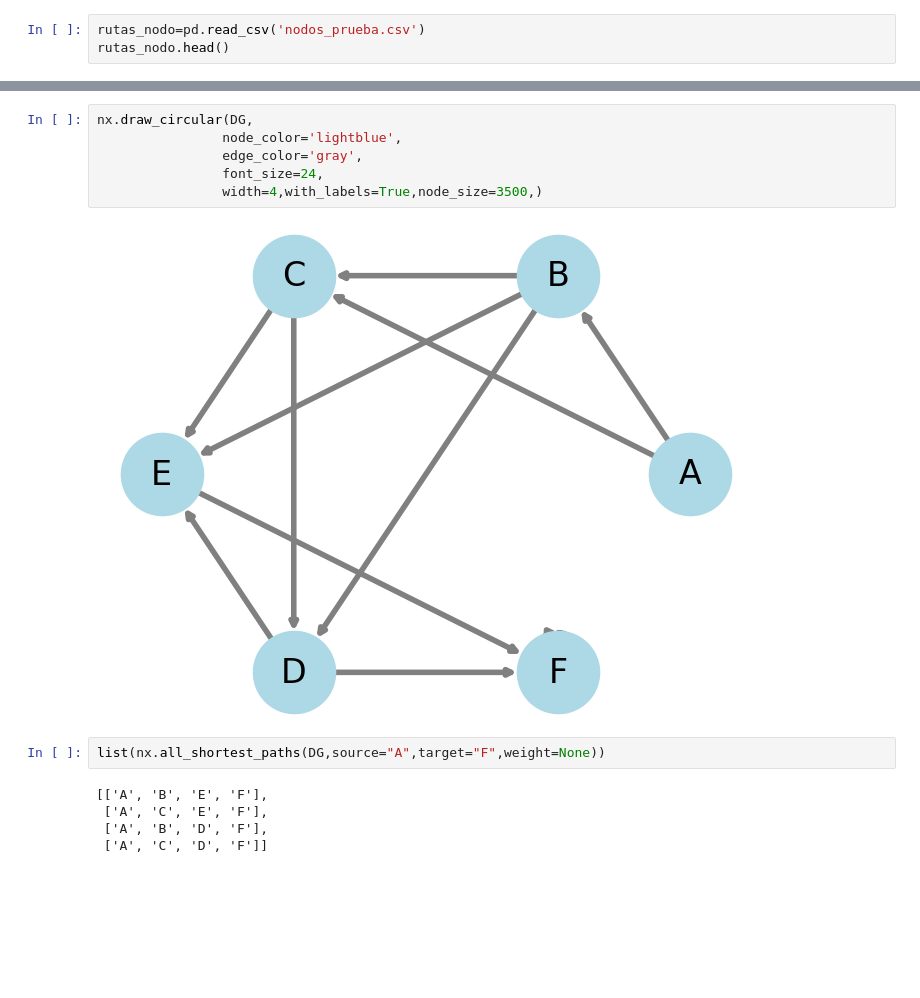
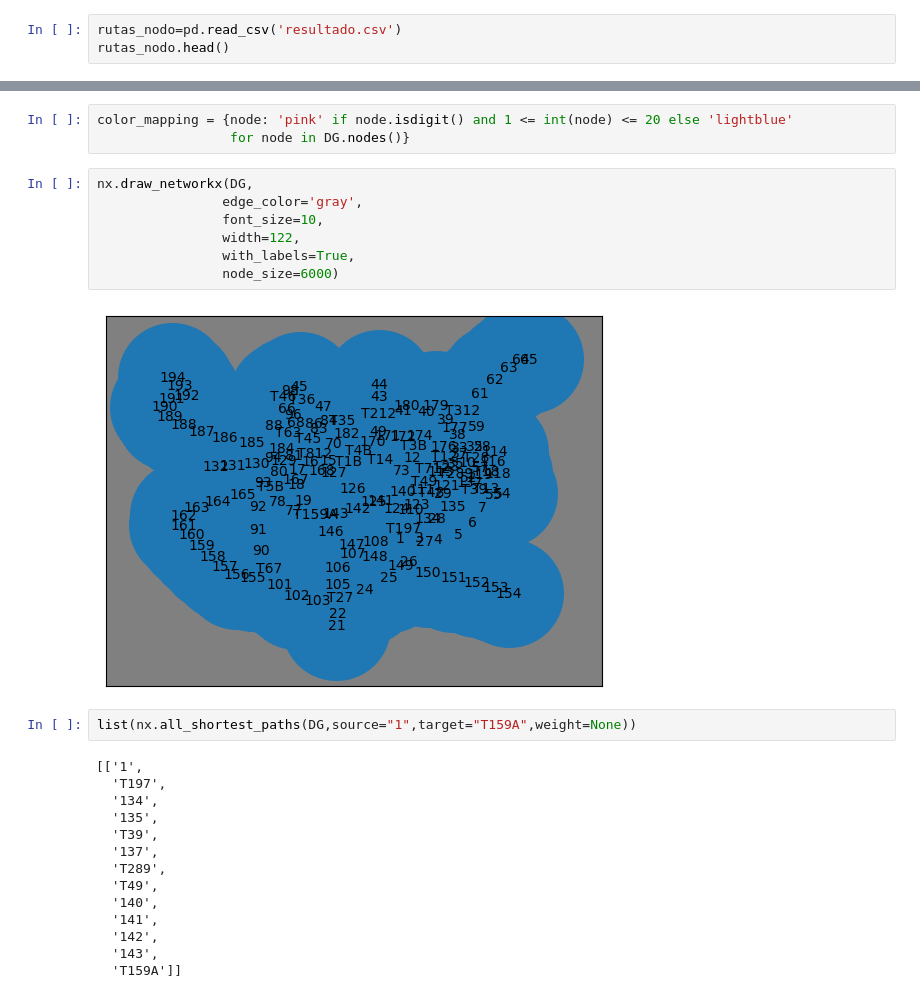
Before and after one commit to ZekiBestia/Algoritmos, a Jupyter notebook: Grafos_pandas_networkx.ipynb, the cells around one changed output, grey strips where cells are left out. Drawn from its saved outputs; the diff is of its cells as text; blank space fills up the shorter version.

```diff
--- a/Grafos_pandas_networkx.ipynb
+++ b/Grafos_pandas_networkx.ipynb
@@ -28,5 +30,5 @@ datos_nodo.head()
 # %%
-rutas_nodo=pd.read_csv('nodos_prueba.csv')
+rutas_nodo=pd.read_csv('resultado.csv')
 rutas_nodo.head()
 # %% [output]
 |  | origen | destino | peso |
@@ -47,16 +59,29 @@ NodeDataView({'A': {}, 'B': {}, 'C': {}, 'E': {}, 'D': {}, 'F': {}})
+# %%
+color_mapping = {node: 'pink' if node.isdigit() and 1 <= int(node) <= 20 else 'lightblue'
+                 for node in DG.nodes()}
 # %%
-nx.draw_circular(DG,
-                node_color='lightblue',
+nx.draw_networkx(DG,
                 edge_color='gray',
-                font_size=24,
-                width=4,with_labels=True,node_size=3500,)
+                font_size=10,
+                width=122,
+                with_labels=True,
+                node_size=6000)
 # %% [output]
-[figure, old version]
+[figure, new version]
 # %%
-list(nx.all_shortest_paths(DG,source="A",target="F",weight=None))
+list(nx.all_shortest_paths(DG,source="1",target="T159A",weight=None))
 # %% [output]
-[['A', 'B', 'E', 'F'],
- ['A', 'C', 'E', 'F'],
- ['A', 'B', 'D', 'F'],
- ['A', 'C', 'D', 'F']]
+[['1',
+  'T197',
+  '134',
+  '135',
+  'T39',
+  '137',
+  'T289',
+  'T49',
+  '140',
+  '141',
+  '142',
+  '143',
+  'T159A']]
 # %%
```
Also changed, not shown: parts of 11 cells of this notebook, 12 other files.
